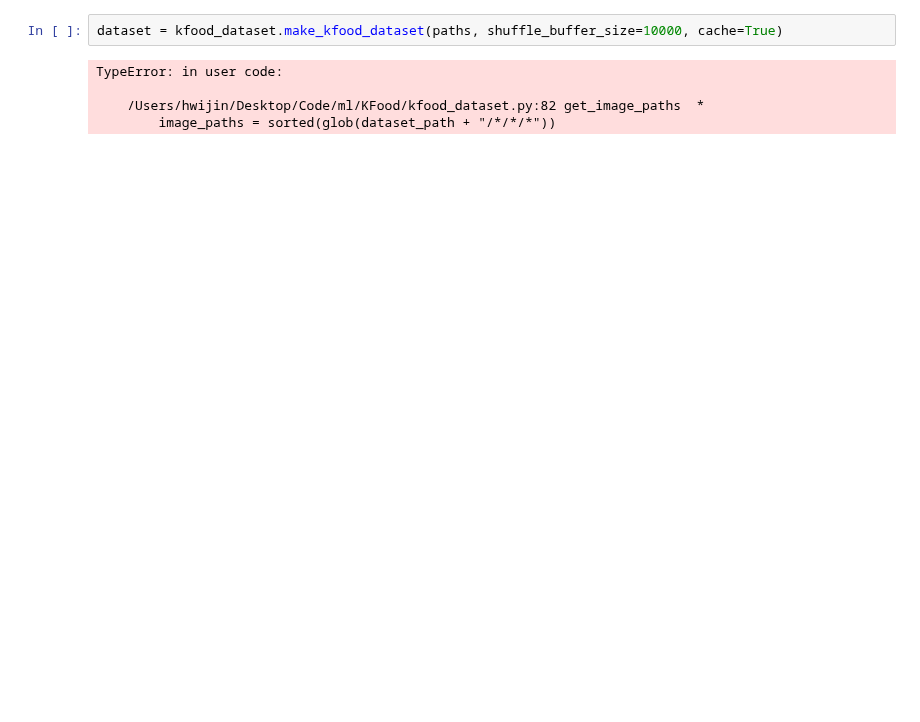
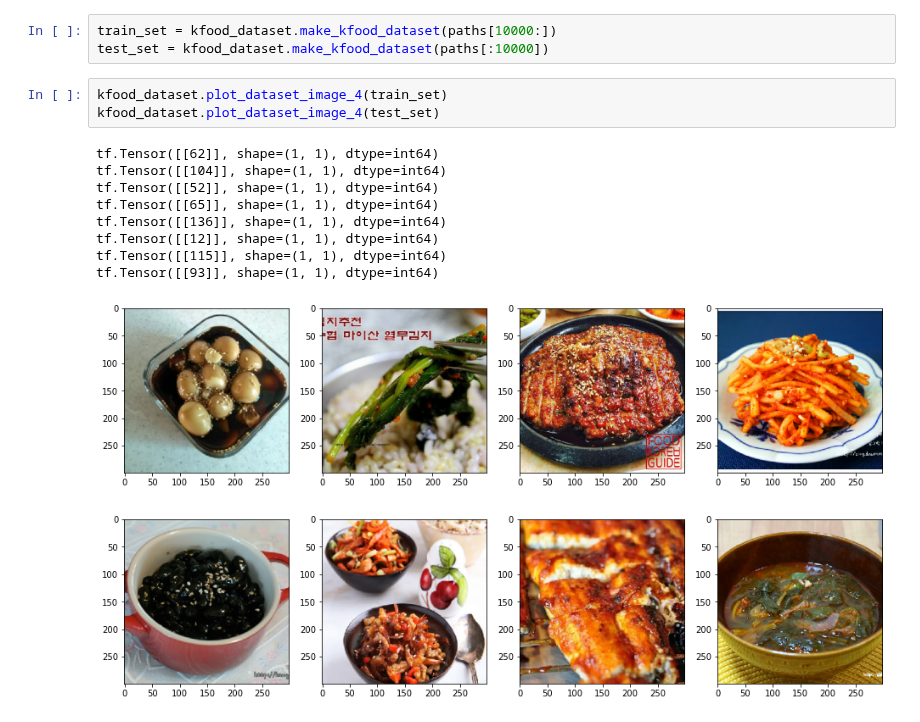
Before and after one commit to kimhwijin/KFood_Models, a Jupyter notebook: train.ipynb, the cells around one changed output. Drawn from its saved outputs; the diff is of its cells as text; blank space fills up the shorter version.

Commit message:
split train, test set

```diff
--- a/train.ipynb
+++ b/train.ipynb
@@ -53,7 +20,17 @@ paths = kfood_dataset.get_image_paths()
-# %%
-dataset = kfood_dataset.make_kfood_dataset(paths, shuffle_buffer_size=10000, cache=True)
-# %% [output]
-TypeError: in user code:
-
-    /Users/hwijin/Desktop/Code/ml/KFood/kfood_dataset.py:82 get_image_paths  *
-        image_paths = sorted(glob(dataset_path + "/*/*/*"))
+# %%
+train_set = kfood_dataset.make_kfood_dataset(paths[10000:])
+test_set = kfood_dataset.make_kfood_dataset(paths[:10000])
+# %%
+kfood_dataset.plot_dataset_image_4(train_set)
+kfood_dataset.plot_dataset_image_4(test_set)
+# %% [output]
+tf.Tensor([[62]], shape=(1, 1), dtype=int64)
+tf.Tensor([[104]], shape=(1, 1), dtype=int64)
+tf.Tensor([[52]], shape=(1, 1), dtype=int64)
+tf.Tensor([[65]], shape=(1, 1), dtype=int64)
+tf.Tensor([[136]], shape=(1, 1), dtype=int64)
+tf.Tensor([[12]], shape=(1, 1), dtype=int64)
+tf.Tensor([[115]], shape=(1, 1), dtype=int64)
+tf.Tensor([[93]], shape=(1, 1), dtype=int64)
+[figure, added]
+[figure, added]
```
Also changed, not shown: parts of 10 cells of this notebook.
